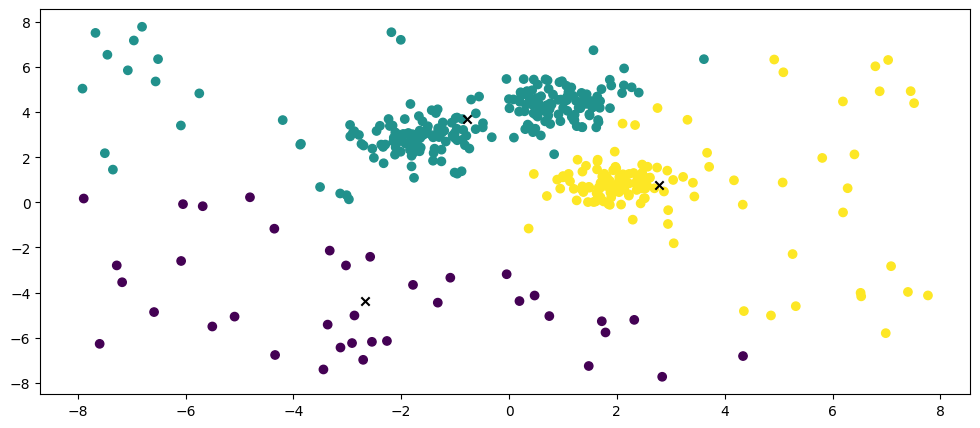
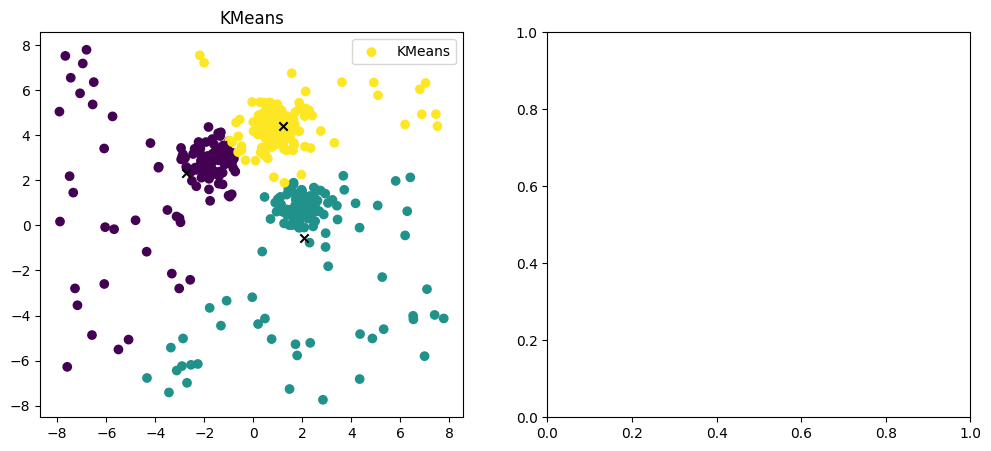
The notebook cell's code change between the first figure and the second:
--- before
+++ after
@@ -27,6 +27,17 @@
 # noise_mask = (y_dbscan == -1)
 # core_mask = ~noise_mask
+
+modelDBSCAN = DBSCAN(eps=0.8, min_samples=5)
+modelDBSCAN.fit(X_combined)
+y_dbscan = modelDBSCAN.fit_predict(X_combined)
+
+noise_mask = (y_dbscan == -1)
+core_mask = ~noise_mask
+
+# --- Wizualizacja wyników ---
+
+plt.figure(figsize=(12, 5))
 plt.subplot(1, 2, 1)
-plt.figure(figsize=(12, 5))
+
 
 plt.scatter(X_combined[:,0], X_combined[:,1], c= y_kmeans,  label='KMeans')
@@ -36,3 +47,7 @@
 
 plt.subplot(1,2,2)
+plt.scatter(X_combined[:,0][core_mask], X_combined[:,1][core_mask], c= y_dbscan[core_mask],  label='DBSCAN')
+plt.title('DBSCAN')
+plt.legend()
+
 plt.show()

Commit: Utworzono za pomocą Colab